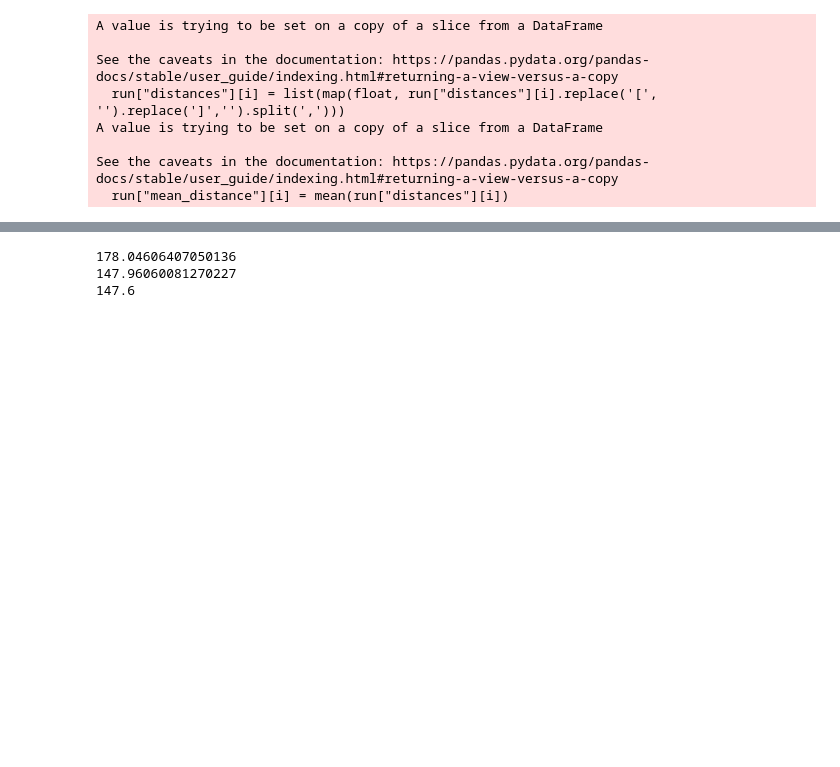
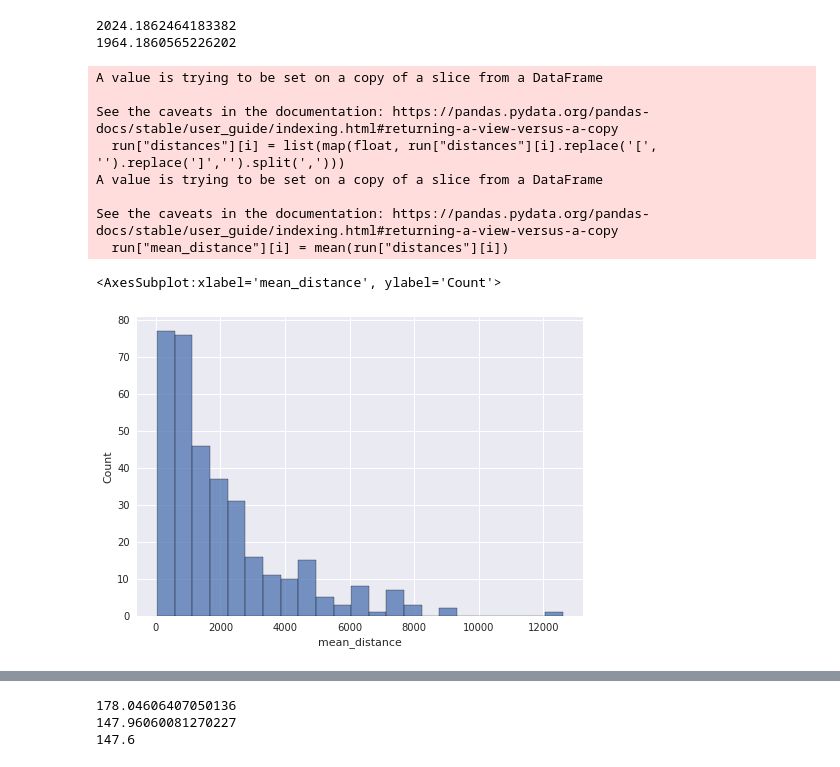
Before and after one commit to kono94/ship-path-prediction, a Jupyter notebook: deeprl/scripts/metrics.ipynb, the cells around one changed output, grey strips where cells are left out. Saved outputs shown, nothing was run; the diff lists cells and outputs as text; code cells hidden in the pictures; blank space fills up the shorter version.

```diff
--- a/deeprl/scripts/metrics.ipynb
+++ b/deeprl/scripts/metrics.ipynb
@@ -6,15 +10,15 @@ from statistics import mean, stdev, median
 # %%
-prefix = '../../experiments/bc/1-neurons32-steps10-seedß/steps10#neurons32#seedß.csv'
-title = 'BC_10epochs_32neurons'
+prefix = '../../experiments/bc/tanker_speed_10secs#4096,2048,256,32-steps7-seed5/steps7#4096,2048,256,32#seed5.csv'
+title = 'BC_5epochs_256,128,64neurons'
 
 runs = []
-runs.append(pd.read_csv(prefix.replace('ß', '5')))
-runs.append(pd.read_csv(prefix.replace('ß', '6')))
-runs.append(pd.read_csv(prefix.replace('ß', '7')))
-runs.append(pd.read_csv(prefix.replace('ß', '8')))
-runs.append(pd.read_csv(prefix.replace('ß', '9')))
+#runs.append(pd.read_csv(prefix.replace('ß', '5')))
+#runs.append(pd.read_csv(prefix.replace('ß', '6')))
+#runs.append(pd.read_csv(prefix.replace('ß', '7')))
+#runs.append(pd.read_csv(prefix.replace('ß', '8')))
+#runs.append(pd.read_csv(prefix.replace('ß', '9')))
 
-
+runs.append(pd.read_csv(prefix))
 
 perf_sum = runs[0]["performance"]
 idx = 0
@@ -35,15 +39,24 @@ mean_perfs = perf_sum / len(runs)
 tmp = runs[0]["mean_distance"]
 [tmp := tmp + x["mean_distance"] for x in runs[1:]]
 mean_dists = tmp / len(runs)
+print(mean(mean_dists))
+print(stdev(mean_dists))
 # %% [output]
-A value is trying to be set on a copy of a slice from a DataFrame
-
-See the caveats in the documentation: https://pandas.pydata.org/pandas-docs/stable/user_guide/indexing.html#returning-a-view-versus-a-copy
-  run["distances"][i] = list(map(float, run["distances"][i].replace('[', '').replace(']','').split(',')))
-A value is trying to be set on a copy of a slice from a DataFrame
-
-See the caveats in the documentation: https://pandas.pydata.org/pandas-docs/stable/user_guide/indexing.html#returning-a-view-versus-a-copy
-  run["mean_distance"][i] = mean(run["distances"][i])
+2024.1862464183382
+1964.1860565226202
+A value is trying to be set on a copy of a slice from a DataFrame
+
+See the caveats in the documentation: https://pandas.pydata.org/pandas-docs/stable/user_guide/indexing.html#returning-a-view-versus-a-copy
+  run["distances"][i] = list(map(float, run["distances"][i].replace('[', '').replace(']','').split(',')))
+A value is trying to be set on a copy of a slice from a DataFrame
+
+See the caveats in the documentation: https://pandas.pydata.org/pandas-docs/stable/user_guide/indexing.html#returning-a-view-versus-a-copy
+  run["mean_distance"][i] = mean(run["distances"][i])
+# %%
+sns.histplot(x=mean_dists)
+# %% [output]
+<AxesSubplot:xlabel='mean_distance', ylabel='Count'>
+[figure, added]
 # %%
 labels = ['< 50', '99-50' ,'149-100' , '199-150','250-200', '> 250' ]
 n_trajs = []
```
Also changed, not shown: parts of 3 cells of this notebook, 10 other files.
